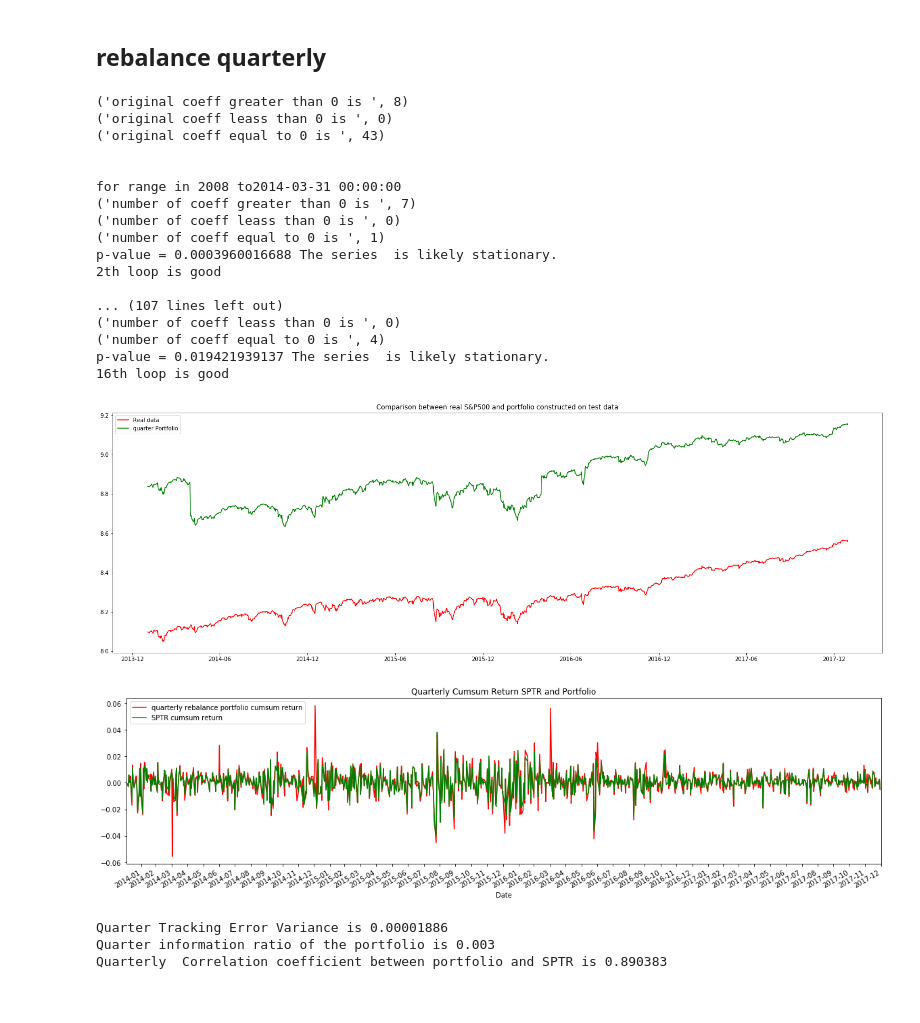
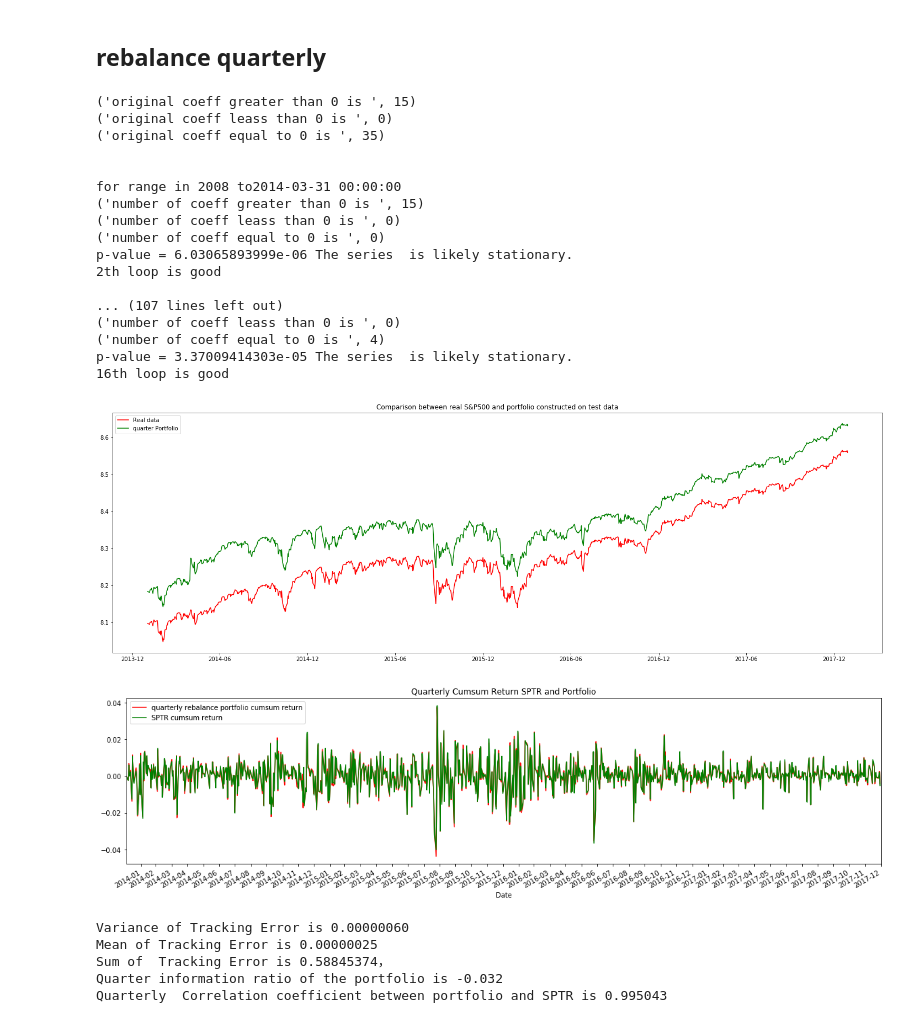
Before and after one commit to IceCreammm/MRP, a Jupyter notebook: MRP_Production_SPTR.ipynb, the cells around one changed output. Saved outputs shown, nothing was run; the diff lists cells and outputs as text; code cells hidden in the pictures.

Commit message:
great rebalance
1, download the alternative ETF dataset
2. solve the peak after rebalancing
3, all done !!! well done !!!!

```diff
--- a/MRP_Production_SPTR.ipynb
+++ b/MRP_Production_SPTR.ipynb
@@ -232,7 +213,6 @@ SPTR_log.head()
 # %%
 SPTR_log_train = SPTR_log.loc["2008-01": "2013-12-31"].copy()
-SPTR_log_test = SPTR_log.loc["2014-01-01": "2017-12-31"].copy()
+All_ETFs_log_train = All_ETFs_log.loc["2008-01": "2013-12-31"].copy()
 
-SPTR_log_test['Daily_Return'] = SPTR_log_test['Adj Close'].diff()
-SPTR_log_test['Daily_Return'][0] = 0
-SPTR_log_test['Cumsum Daily_Return'] = SPTR_log_test['Daily_Return'].cumsum()
+LR_lassotest = Lasso(alpha=0.004021, fit_intercept=True,normalize=None)
+LR_lassotest.fit(All_ETFs_log_train,SPTR_log_train)
@@ -316,3 +316,3 @@ Annual Correlation coefficient between portfolio and SPTR is 0.994335
 # %%
-portfolio_test_nobalance =  SPTR_no_balance(alpha_input = 0.000631)
+portfolio_test_nobalance =  SPTR_no_balance(alpha_input = 6.1e-05 )
 # %% [output]
@@ -327,2 +330,0 @@ Annual Correlation coefficient between portfolio and SPTR is 0.966569
-# %%
-portfolio_test_nobalance =  SPTR_no_balance(alpha_input = 0.004031)
@@ -494,7 +531,7 @@ All_ETFs_log_train = All_ETFs_log.loc["2008-01": "2013-12-31"].copy()
 
 portfolio_test_semi = pd.DataFrame(0,columns=['portf_forest','portfolio_test_intercept'] ,index=SPTR_log.loc['2014':'2017'].index)  # this is to store the test data from ETFs
 
-LR_lasso_semi = Lasso(alpha=0.000131, fit_intercept=True,normalize=None)
+LR_lasso_semi = Lasso(alpha=6.1e-05, fit_intercept=True,normalize=None)
 
 LR_lasso_semi.fit(All_ETFs_log_train,SPTR_log_train[['Adj Close']])
 
@@ -566,6 +603,11 @@ plt.show()
 
 portfolio_test_semi['Daily_Return'] = portfolio_test_semi['portf_forest'].diff()
 portfolio_test_semi['Daily_Return'][0] = 0
+# to adjust after rebalancing, the price change. we don't want to count the daily return after rebalancing
+for i in ['2014-07-01','2015-01-02','2015-07-01','2016-01-04','2016-07-01','2017-01-03','2017-07-03']:
+    portfolio_test_semi.loc[i,'Daily_Return'] = 0
+    SPTR_log_test.loc[i,'Daily_Return'] = 0
+
 portfolio_test_semi['Cumsum Daily_Return'] = portfolio_test_semi['Daily_Return'].cumsum()
 
 portfolio_test_semi['Daily_Return'].plot(kind='line',figsize=(20,5),label = 'semi rebalance cumsum return',style='r-')
@@ -577,9 +619,12 @@ plt.show()
 
 Track_error_semi = portfolio_test_semi['Daily_Return'] - SPTR_log_test['Daily_Return']
 
-print('semi Tracking Error Variance is %.8f') %(np.var(Track_error_semi))
 
-np.sum(Track_error_semi**2)
+print('Variance of Tracking Error is %.8f') %(np.var(Track_error_semi))
+
+print('Mean of Tracking Error is %.8f') %(np.var(np.abs(Track_error_semi)))
+
+print('Sum of  Tracking Error is %.8f') %(np.sum(np.abs(Track_error_semi)))
 
 print('Semi-annual information ratio of the annual portfolio is %.3f')%(np.mean(Track_error_semi)/np.std(Track_error_semi))
 
@@ -617,7 +664,7 @@ All_ETFs_log_train = All_ETFs_log.loc["2008-01": "2013-12-31"].copy()
 
 portfolio_test_quarter = pd.DataFrame(0,columns=['portf_forest','portfolio_test_intercept'] ,index=SPTR_log.loc['2014':'2017'].index)  # this is to store the test data from ETFs
 
-LR_lasso_quarter = Lasso(alpha=0.000891, fit_intercept=True,normalize=None)
+LR_lasso_quarter = Lasso(alpha=6.1e-05, fit_intercept=True,normalize=None)
 
 LR_lasso_quarter.fit(All_ETFs_log_train,SPTR_log_train[['Adj Close']])
 
@@ -689,48 +736,57 @@ plt.show()
 
 portfolio_test_quarter['Daily_Return'] = portfolio_test_quarter['portf_forest'].diff()
 portfolio_test_quarter['Daily_Return'][0] = 0
+# to adjust after rebalancing, the price change. we don't want to count the daily return after rebalancing
+for i in ['2014-04-01','2014-07-01','2014-10-01','2015-01-02','2015-04-01','2015-07-01','2015-10-01','2016-01-04',
+          '2016-04-01','2016-07-01','2016-10-03','2017-01-03','2017-04-03','2017-07-03','2017-10-02']:
+    portfolio_test_quarter.loc[i,'Daily_Return'] = 0
+    SPTR_log_test.loc[i,'Daily_Return'] = 0
 portfolio_test_quarter['Cumsum Daily_Return'] = portfolio_test_quarter['Daily_Return'].cumsum()
 
 portfolio_test_quarter['Daily_Return'].plot(kind='line',figsize=(20,5),label = 'quarterly rebalance portfolio cumsum return',style='r-')
 SPTR_log_test['Daily_Return'].loc["2014-01-01": "2017-12-31"].plot(kind='line',figsize=(20,5),label = 'SPTR cumsum return',style='g-')
 plt.legend(loc='upper left')
 plt.xticks( pd.date_range(start='2014-1-01', end='2018-01-01', freq = 'M'))
 plt.title('Quarterly Cumsum Return SPTR and Portfolio')
 plt.show()
 
 Track_error_quarter = portfolio_test_quarter['Daily_Return'] - SPTR_log_test['Daily_Return']
 
-print('Quarter Tracking Error Variance is %.8f') %(np.var(Track_error_quarter))
+print('Variance of Tracking Error is %.8f') %(np.var(Track_error_quarter))
 
-np.sum(Track_error_quarter**2)
+print('Mean of Tracking Error is %.8f') %(np.var(np.abs(Track_error_quarter)))
+
+print('Sum of  Tracking Error is %.8f，') %(np.sum(np.abs(Track_error_quarter)))
 
 print('Quarter information ratio of the portfolio is %.3f')%(np.mean(Track_error_quarter)/np.std(Track_error_quarter))
 
 print('Quarterly  Correlation coefficient between portfolio and SPTR is %.6f')%(
     np.corrcoef(SPTR_log_test['Daily_Return'].values.flatten(),portfolio_test_quarter['Daily_Return'].values.flatten())[0,1])
 # %% [output]
-('original coeff greater than 0 is ', 8)
+('original coeff greater than 0 is ', 15)
 ('original coeff leass than 0 is ', 0)
-('original coeff equal to 0 is ', 43)
+('original coeff equal to 0 is ', 35)
 
 
 for range in 2008 to2014-03-31 00:00:00
-('number of coeff greater than 0 is ', 7)
+('number of coeff greater than 0 is ', 15)
 ('number of coeff leass than 0 is ', 0)
-('number of coeff equal to 0 is ', 1)
-p-value = 0.0003960016688 The series  is likely stationary.
+('number of coeff equal to 0 is ', 0)
+p-value = 6.03065893999e-06 The series  is likely stationary.
 2th loop is good
 
 ... (107 lines left out)
 ('number of coeff leass than 0 is ', 0)
 ('number of coeff equal to 0 is ', 4)
-p-value = 0.019421939137 The series  is likely stationary.
+p-value = 3.37009414303e-05 The series  is likely stationary.
 16th loop is good
-[figure, old version]
+[figure, new version]
-[figure, old version]
+[figure, new version]
-Quarter Tracking Error Variance is 0.00001886
-Quarter information ratio of the portfolio is 0.003
-Quarterly  Correlation coefficient between portfolio and SPTR is 0.890383
+Variance of Tracking Error is 0.00000060
+Mean of Tracking Error is 0.00000025
+Sum of  Tracking Error is 0.58845374，
+Quarter information ratio of the portfolio is -0.032
+Quarterly  Correlation coefficient between portfolio and SPTR is 0.995043
 # %%
 def check_for_stationarity(X, cutoff=0.01):
     # H_0 in adfuller is unit root exists (non-stationary)
```
Also changed, not shown: parts of 36 cells of this notebook, 2 other files.
